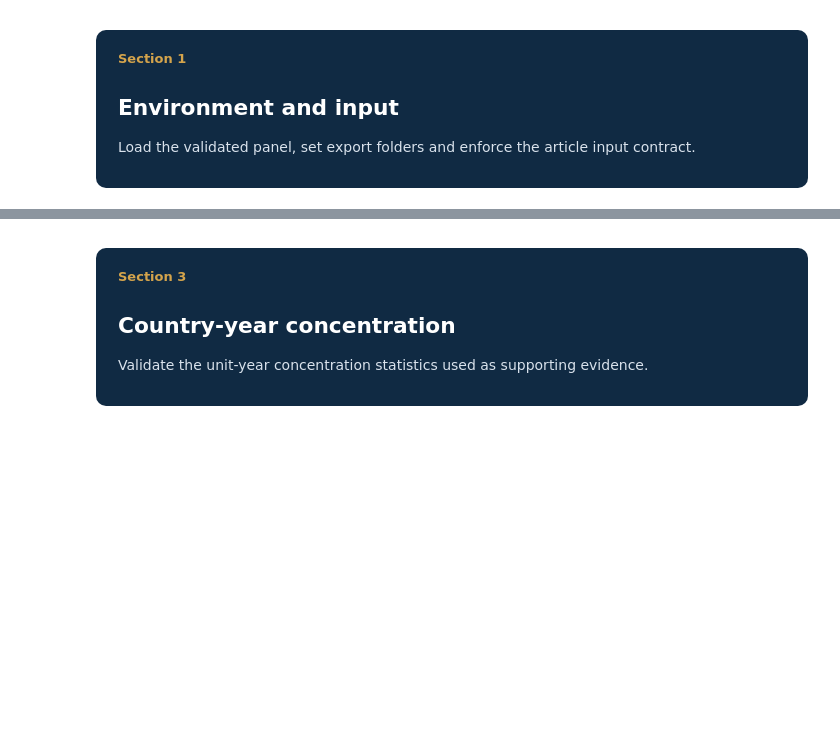
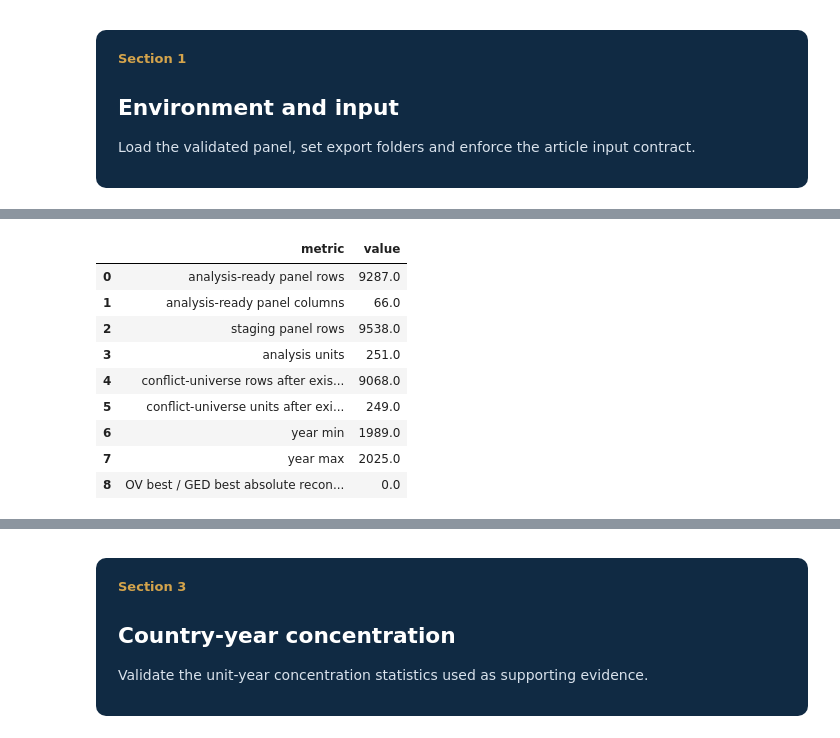
Before and after one commit to llafon-analytics/conflictlens, a Jupyter notebook: notebooks/articles/01_seven_years_out_of_thirty_seven.ipynb, the cells around one changed output, grey strips where cells are left out. Cells and saved outputs as stored; diff of their text form; code cells hidden in the pictures; blank space fills up the shorter version.

```diff
--- a/notebooks/articles/01_seven_years_out_of_thirty_seven.ipynb
+++ b/notebooks/articles/01_seven_years_out_of_thirty_seven.ipynb
@@ -200,51 +217,57 @@ PANEL_CANDIDATES = [
     PROJECT_ROOT / "outputs" / "02_country_year_panel_analysis_ready.parquet",
     PROJECT_ROOT / "02_country_year_panel_analysis_ready.parquet",
 ]
+STAGING_CANDIDATES = [
+    PROJECT_ROOT / "outputs" / "02_country_year_panel_staging.parquet",
+    PROJECT_ROOT / "02_country_year_panel_staging.parquet",
+]
 
 PANEL_PATH = next((path for path in PANEL_CANDIDATES if path.exists()), None)
+STAGING_PATH = next((path for path in STAGING_CANDIDATES if path.exists()), None)
 if PANEL_PATH is None:
     raise FileNotFoundError(
         "This notebook requires the analysis-ready panel exported by Notebook 02.\n"
         "Expected one of:\n" + "\n".join(f"- {path}" for path in PANEL_CANDIDATES)
     )
+if STAGING_PATH is None:
+    raise FileNotFoundError(
+        "This notebook requires the staging panel exported by Notebook 02 for low/best/high sensitivity.\n"
+        "Expected one of:\n" + "\n".join(f"- {path}" for path in STAGING_CANDIDATES)
+    )
 
 panel_raw = pd.read_parquet(PANEL_PATH)
+staging_raw = pd.read_parquet(STAGING_PATH)
 
 REQUIRED_COLUMNS = [
-    "analysis_unit_id",
-    "analysis_unit_label",
-    "analysis_unit_type",
-    "country_iso3",
-    "country_name",
-    "year",
-    "analysis_conflict_universe",
-    "unit_exists_in_year",
-    "ucdp_ov_total_deaths_best_zf",
-    "ucdp_ov_civilian_deaths_best_zf",
-    "ucdp_ov_any_organized_violence_zf",
-    "ucdp_ged_events_zf",
-    "ucdp_ged_state_based_events_zf",
-    "ucdp_ged_non_state_events_zf",
-    "ucdp_ged_one_sided_events_zf",
-    "ucdp_ged_best_deaths_zf",
+    "analysis_unit_id", "analysis_unit_label", "analysis_unit_type", "country_iso3",
+    "country_name", "year", "analysis_conflict_universe", "unit_exists_in_year",
+    "ucdp_ov_total_deaths_best_zf", "ucdp_ov_civilian_deaths_best_zf",
+    "ucdp_ov_any_organized_violence_zf", "ucdp_ged_events_zf",
+    "ucdp_ged_state_based_events_zf", "ucdp_ged_non_state_events_zf",
+    "ucdp_ged_one_sided_events_zf", "ucdp_ged_best_deaths_zf",
     "ucdp_ged_civilian_deaths_zf",
 ]
+STAGING_REQUIRED_COLUMNS = [
+    "analysis_unit_id", "year", "ucdp_ged_low_deaths",
+    "ucdp_ged_best_deaths", "ucdp_ged_high_deaths",
+]
 missing_cols = [col for col in REQUIRED_COLUMNS if col not in panel_raw.columns]
+missing_staging_cols = [col for col in STAGING_REQUIRED_COLUMNS if col not in staging_raw.columns]
 if missing_cols:
-    raise AssertionError(f"Missing required columns: {missing_cols}")
+    raise AssertionError(f"Missing required analysis-ready columns: {missing_cols}")
+if missing_staging_cols:
+    raise AssertionError(f"Missing required staging columns: {missing_staging_cols}")
+if staging_raw.duplicated(["analysis_unit_id", "year"]).any():
+    raise AssertionError("The staging panel must be unique at analysis_unit_id + year.")
 
 panel = panel_raw.copy()
 panel["year"] = panel["year"].astype(int)
 
 numeric_cols = [
-    "ucdp_ov_total_deaths_best_zf",
-    "ucdp_ov_civilian_deaths_best_zf",
-    "ucdp_ov_any_organized_violence_zf",
-    "ucdp_ged_events_zf",
-    "ucdp_ged_state_based_events_zf",
-    "ucdp_ged_non_state_events_zf",
-    "ucdp_ged_one_sided_events_zf",
-    "ucdp_ged_best_deaths_zf",
+    "ucdp_ov_total_deaths_best_zf", "ucdp_ov_civilian_deaths_best_zf",
+    "ucdp_ov_any_organized_violence_zf", "ucdp_ged_events_zf",
+    "ucdp_ged_state_based_events_zf", "ucdp_ged_non_state_events_zf",
+    "ucdp_ged_one_sided_events_zf", "ucdp_ged_best_deaths_zf",
     "ucdp_ged_civilian_deaths_zf",
 ]
 for col in numeric_cols:
@@ -255,14 +278,39 @@ analysis_conflict = panel[
     & (panel["unit_exists_in_year"] == True)
 ].copy()
 
+uncertainty_panel = analysis_conflict[[
+    "analysis_unit_id", "analysis_unit_label", "year", "ucdp_ov_total_deaths_best_zf"
+]].merge(
+    staging_raw[STAGING_REQUIRED_COLUMNS],
+    on=["analysis_unit_id", "year"],
+    how="left",
+    validate="one_to_one",
+)
+for col in ["ucdp_ged_low_deaths", "ucdp_ged_best_deaths", "ucdp_ged_high_deaths"]:
+    uncertainty_panel[col] = pd.to_numeric(uncertainty_panel[col], errors="coerce").fillna(0.0)
+
+best_reconciliation_gap = float(
+    (
+        uncertainty_panel["ucdp_ov_total_deaths_best_zf"].fillna(0.0)
+        - uncertainty_panel["ucdp_ged_best_deaths"]
+    ).abs().sum()
+)
+if not np.isclose(best_reconciliation_gap, 0.0):
+    raise AssertionError(
+        "The OV best-estimate metric does not reconcile with the underlying GED best estimates. "
+        f"Absolute gap: {best_reconciliation_gap:,.3f}"
+    )
+
 input_summary = pd.DataFrame([
-    {"metric": "raw panel rows", "value": len(panel_raw)},
-    {"metric": "raw panel columns", "value": panel_raw.shape[1]},
+    {"metric": "analysis-ready panel rows", "value": len(panel_raw)},
+    {"metric": "analysis-ready panel columns", "value": panel_raw.shape[1]},
+    {"metric": "staging panel rows", "value": len(staging_raw)},
     {"metric": "analysis units", "value": panel_raw["analysis_unit_id"].nunique()},
-    {"metric": "conflict universe rows after existence guard", "value": len(analysis_conflict)},
-    {"metric": "conflict universe units after existence guard", "value": analysis_conflict["analysis_unit_id"].nunique()},
+    {"metric": "conflict-universe rows after existence guard", "value": len(analysis_conflict)},
+    {"metric": "conflict-universe units after existence guard", "value": analysis_conflict["analysis_unit_id"].nunique()},
     {"metric": "year min", "value": analysis_conflict["year"].min()},
     {"metric": "year max", "value": analysis_conflict["year"].max()},
+    {"metric": "OV best / GED best absolute reconciliation gap", "value": best_reconciliation_gap},
 ])
 save_table(input_summary, "input_summary.csv")
 input_summary
@@ -279 +318,11 @@ Out[0]:
+|  | metric | value |
+| 0 | analysis-ready panel rows | 9287.0 |
+| 1 | analysis-ready panel columns | 66.0 |
+| 2 | staging panel rows | 9538.0 |
+| 3 | analysis units | 251.0 |
+| 4 | conflict-universe rows after exis... | 9068.0 |
+| 5 | conflict-universe units after exi... | 249.0 |
+| 6 | year min | 1989.0 |
+| 7 | year max | 2025.0 |
+| 8 | OV best / GED best absolute recon... | 0.0 |
 # %% [markdown]
```
Also changed, not shown: parts of 25 cells of this notebook, 34 other files.
